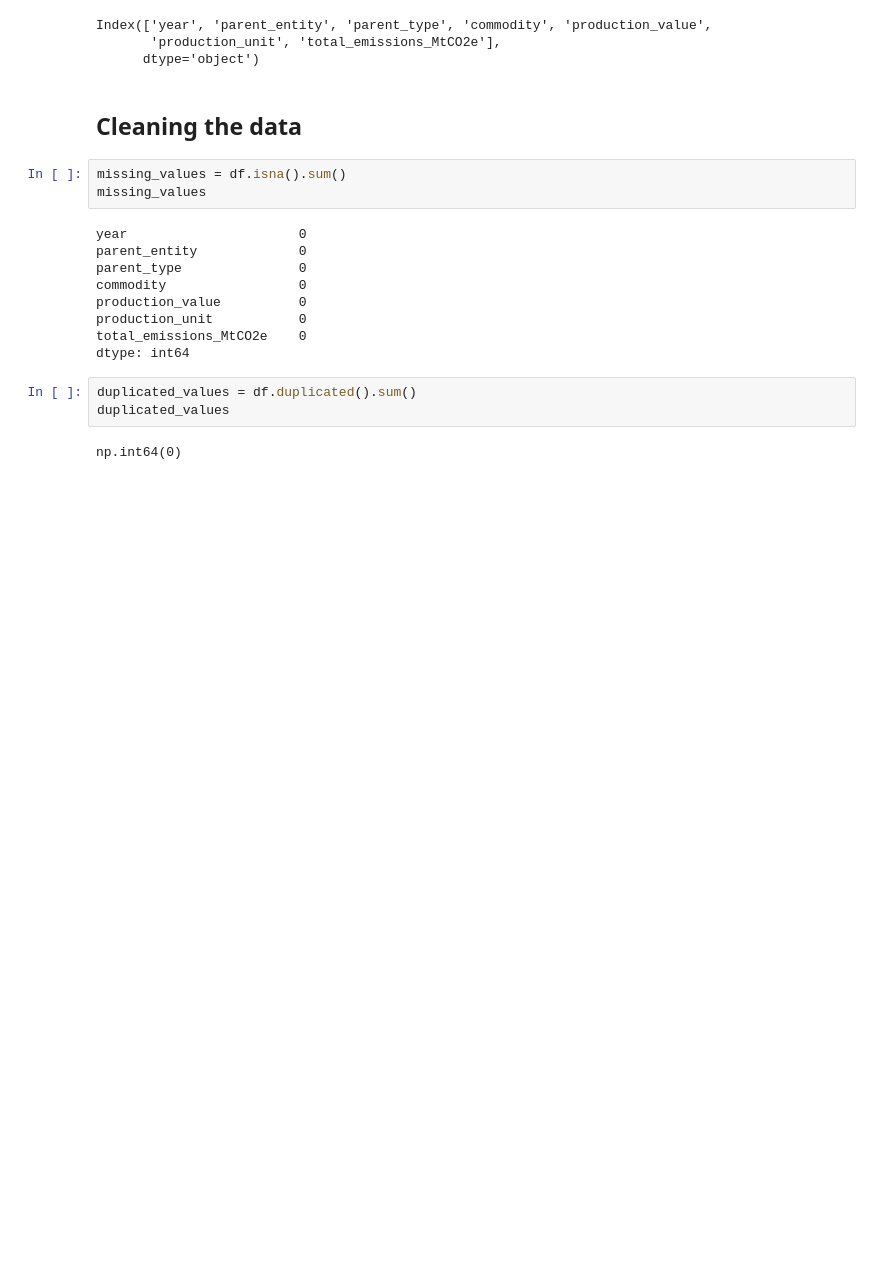
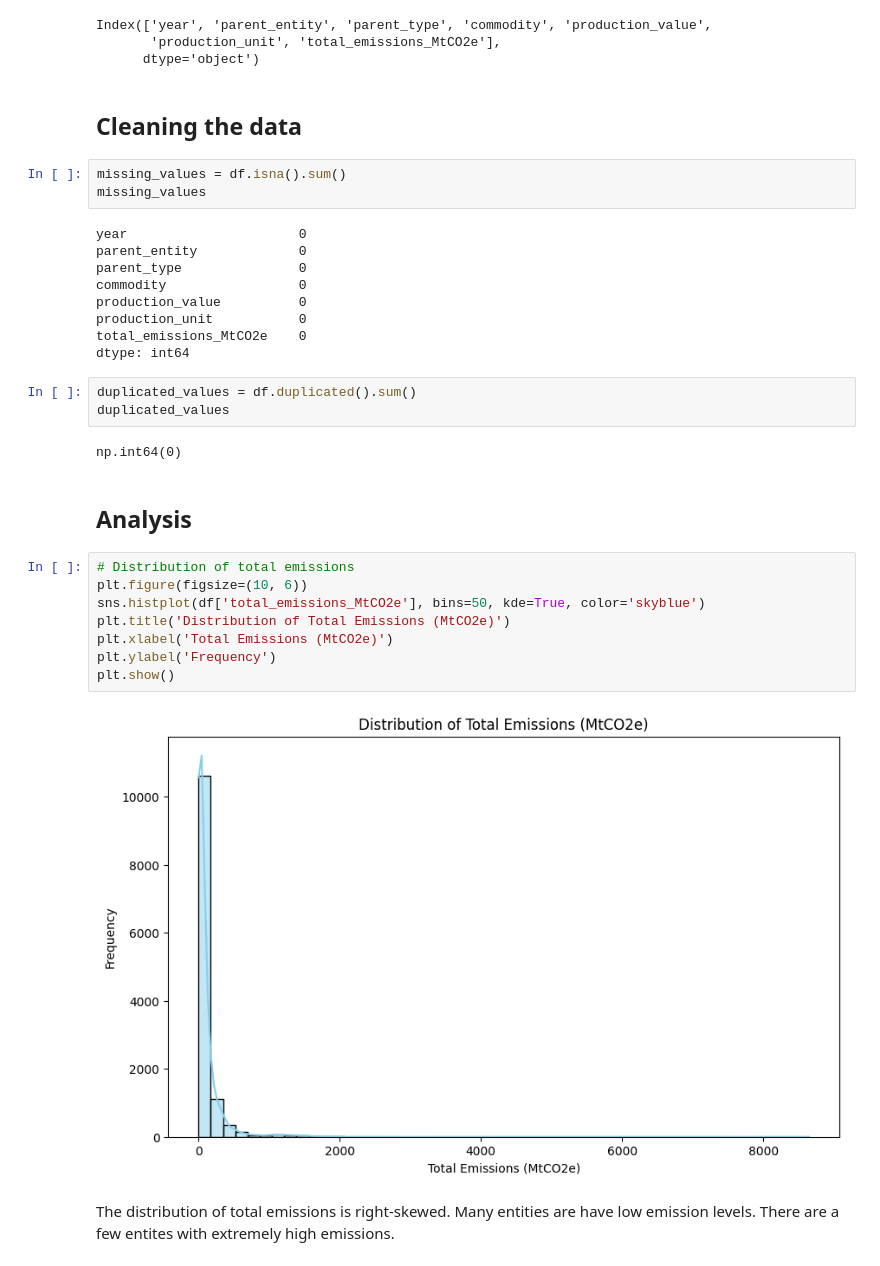
Before and after one commit to pgeneta/Carbon-Emissions-Analysis, a Jupyter notebook: Data Analysis.ipynb, the cells around one changed output. Saved outputs shown, nothing was run; the diff lists cells and outputs as text; blank space fills up the shorter version.

```diff
--- a/Data Analysis.ipynb
+++ b/Data Analysis.ipynb
@@ -70,3 +70,17 @@ duplicated_values = df.duplicated().sum()
 duplicated_values
 # %% [output]
 np.int64(0)
+# %% [markdown]
+## Analysis
+# %%
+# Distribution of total emissions
+plt.figure(figsize=(10, 6))
+sns.histplot(df['total_emissions_MtCO2e'], bins=50, kde=True, color='skyblue')
+plt.title('Distribution of Total Emissions (MtCO2e)')
+plt.xlabel('Total Emissions (MtCO2e)')
+plt.ylabel('Frequency')
+plt.show()
+# %% [output]
+[figure, added]
+# %% [markdown]
+The distribution of total emissions is right-skewed. Many entities are have low emission levels. There are a few entites with extremely high emissions.
```
Also changed, not shown: parts of 18 cells of this notebook.
